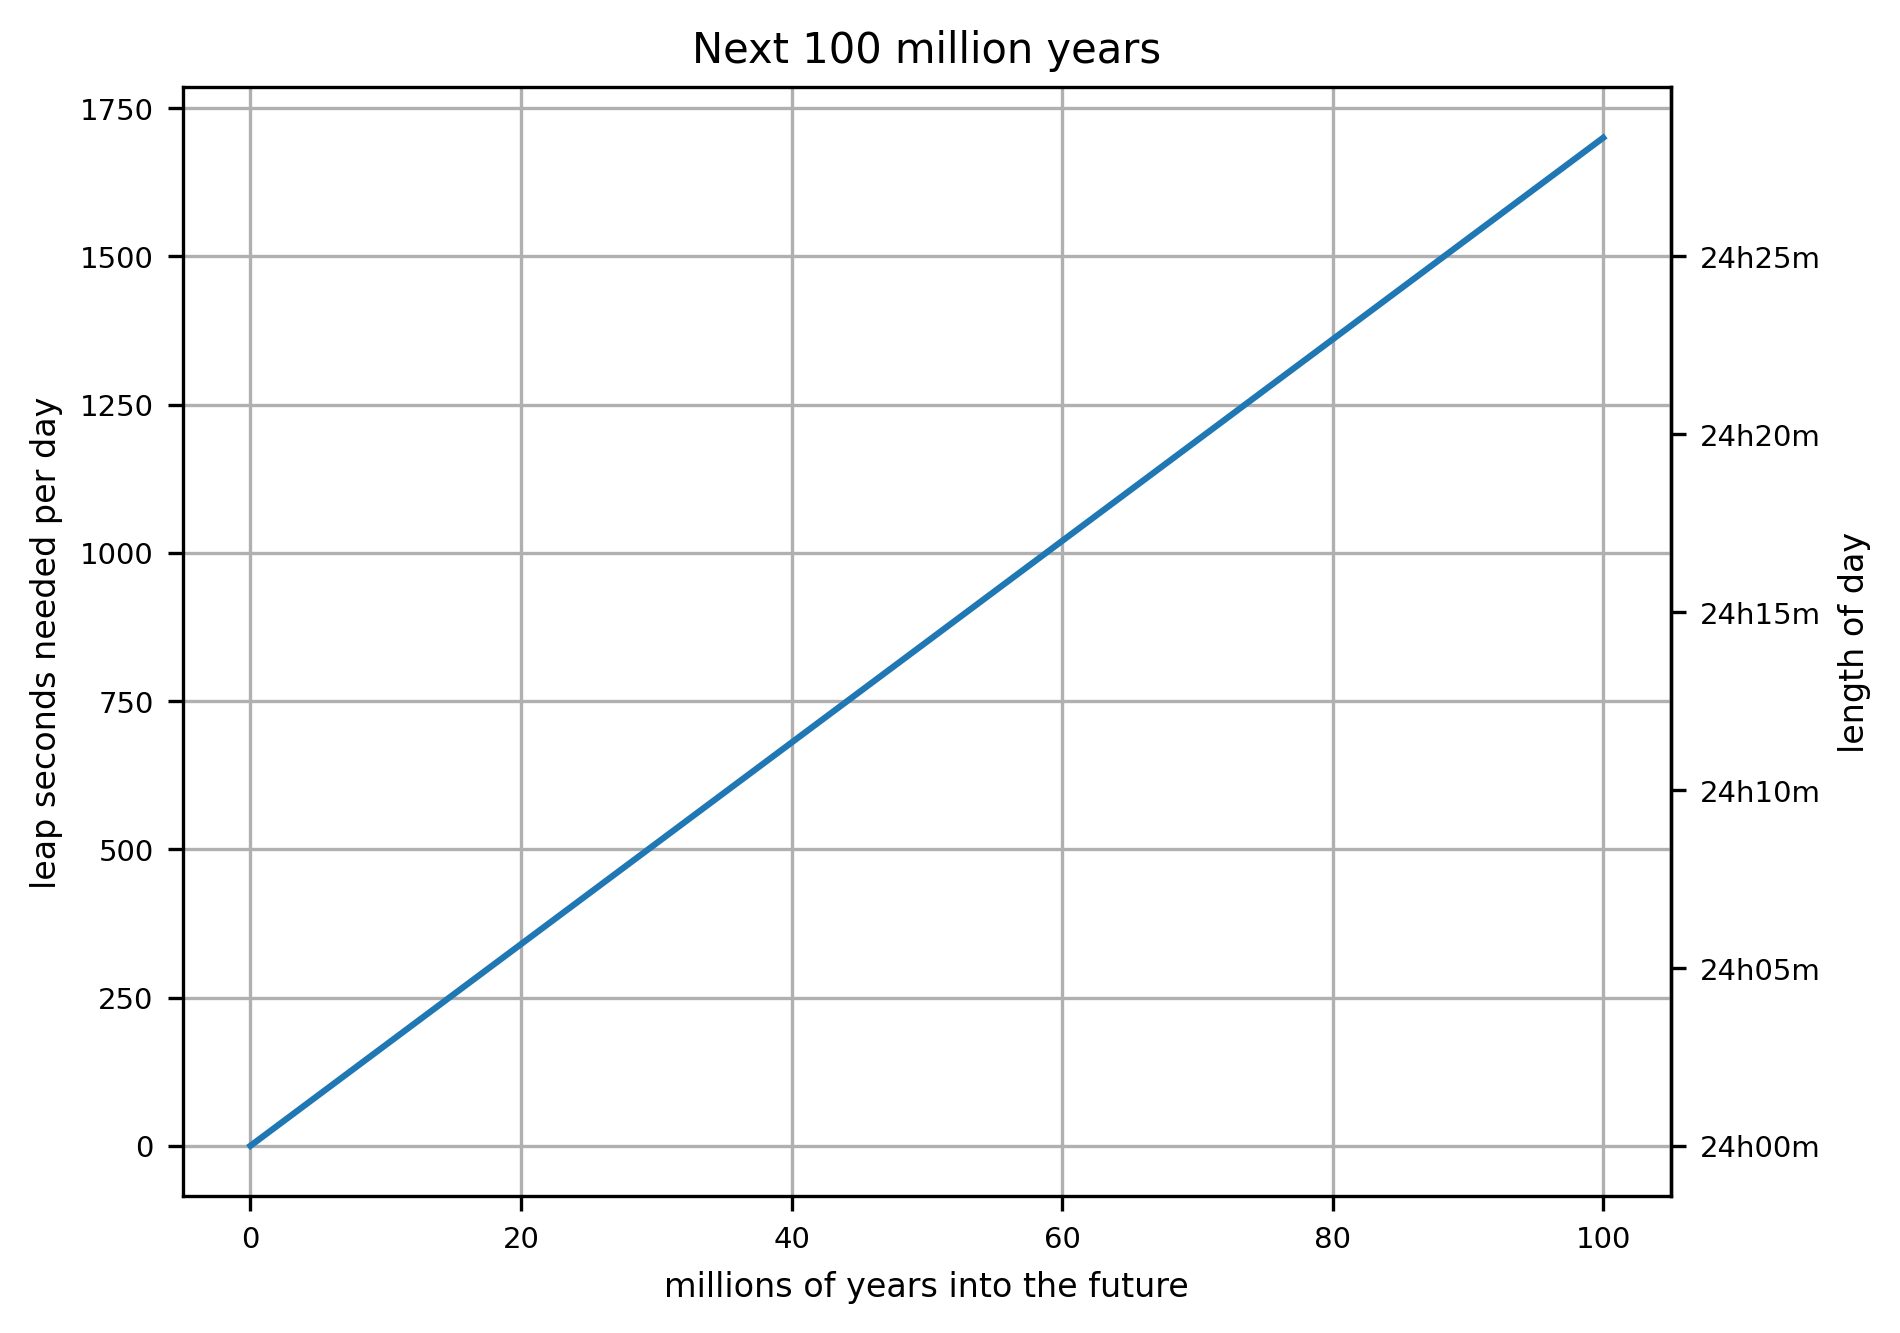
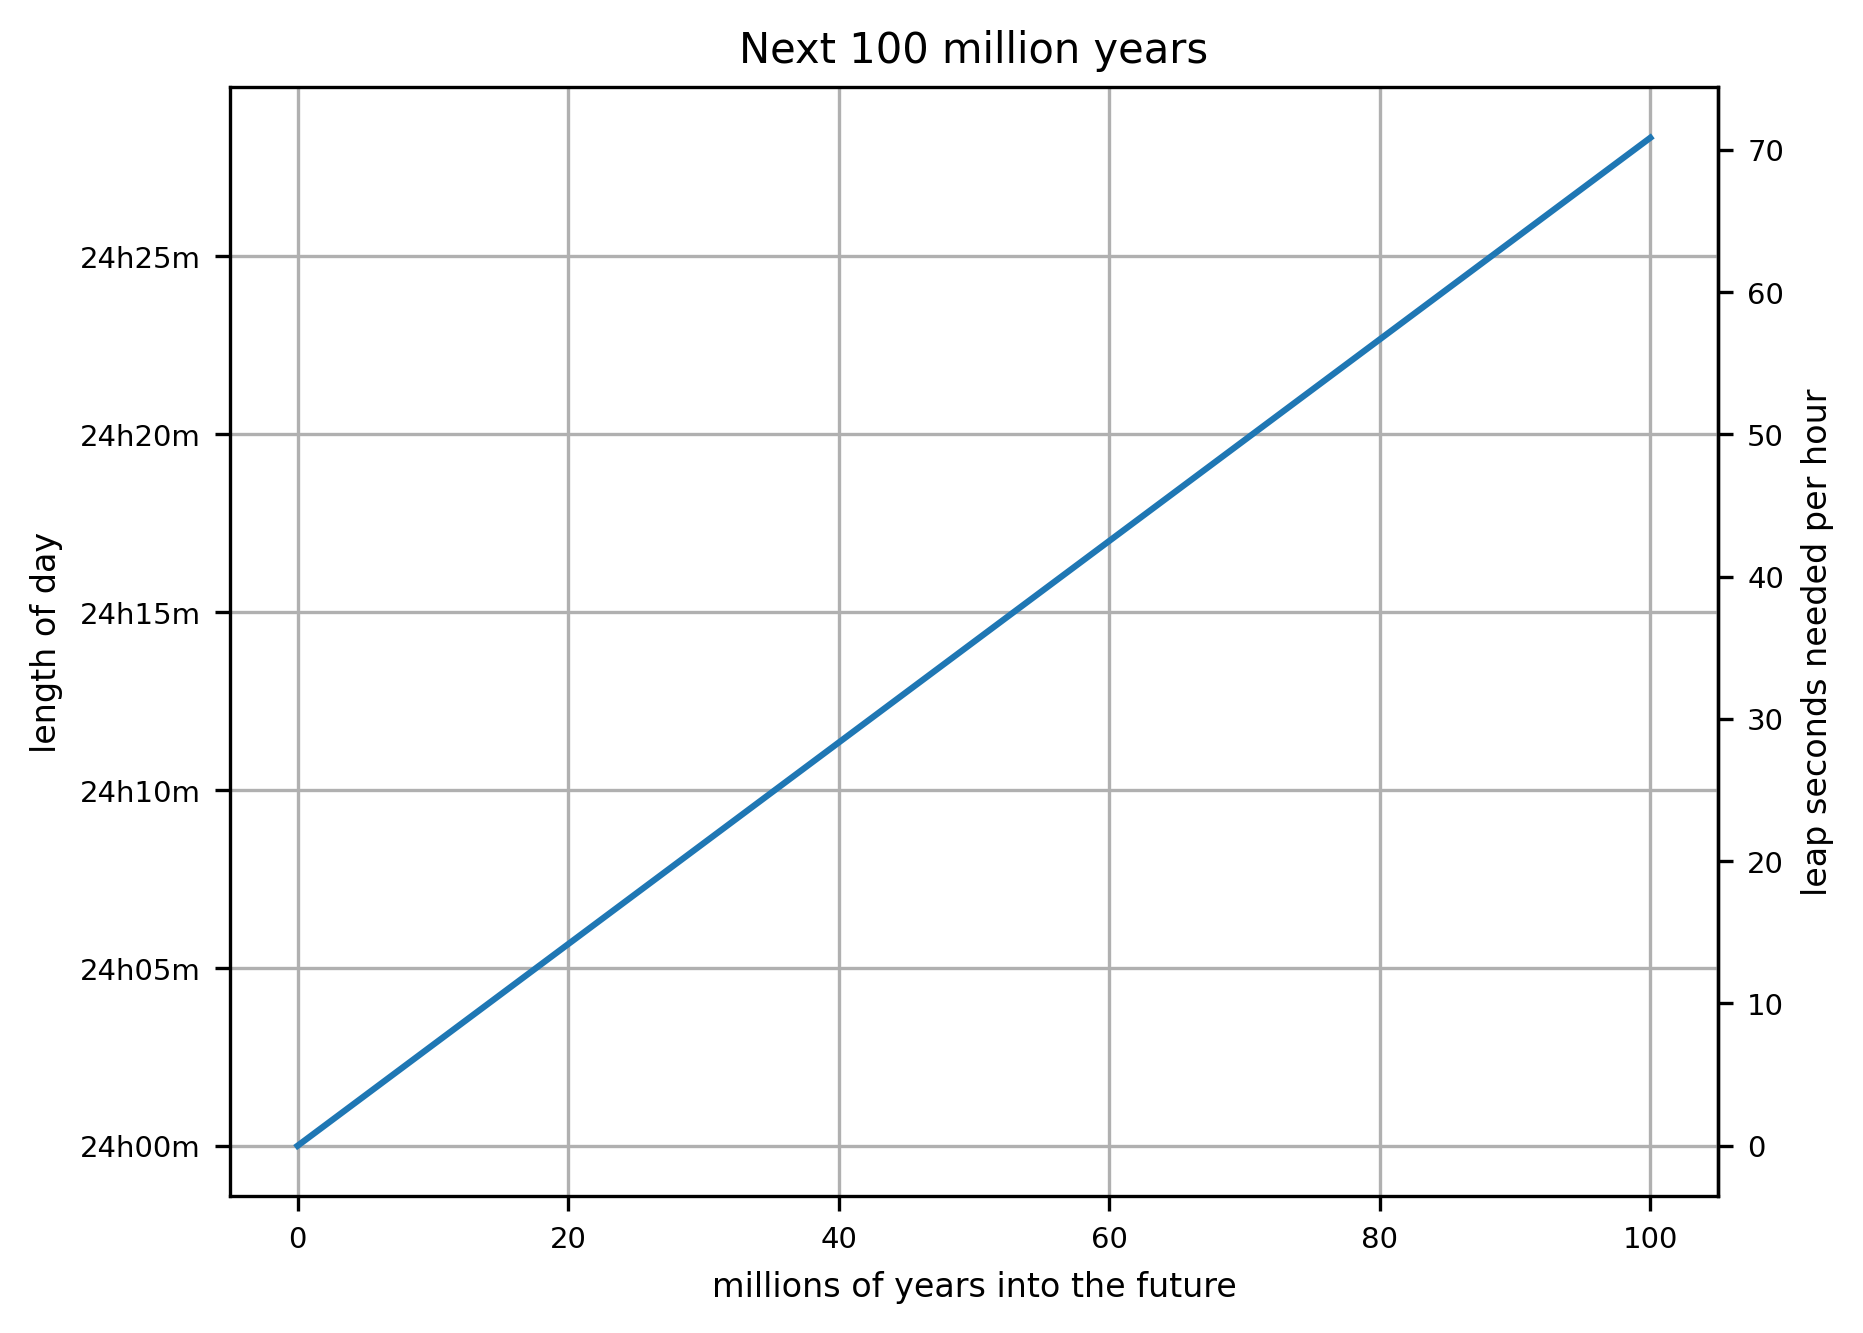
The notebook cell's code change between the first figure and the second:
--- before
+++ after
@@ -5,10 +5,9 @@
 ax.plot(years/1e6, leapsec_per_day)
 ax.set_xlabel("millions of years into the future")
-ax.set_ylabel("leap seconds needed per day")
+#ax.set_ylabel("leap seconds needed per day")
+ax.set_ylabel('length of day')
+ax.yaxis.set_major_formatter(FuncFormatter(day_delta_to24hplusmm))
+ax.yaxis.set_major_locator(MultipleLocator(300))
 ax.grid(True)
-secax = ax.secondary_yaxis(location='right', functions=(lambda lpd: lpd + 24*3600, lambda day: day - 24*3600))
-secax.set_ylabel('length of day')
-secax.yaxis.set_major_formatter(FuncFormatter(seconds_to_hhmm))
-secax.yaxis.set_major_locator(MultipleLocator(300))
-secax.grid(True)
-# TODO switch axes
+secax = ax.secondary_yaxis(location='right', functions=(lambda lpd: lpd/24, lambda lph: lph*24))
+secax.set_ylabel('leap seconds needed per hour')

Commit: math/leapseconds